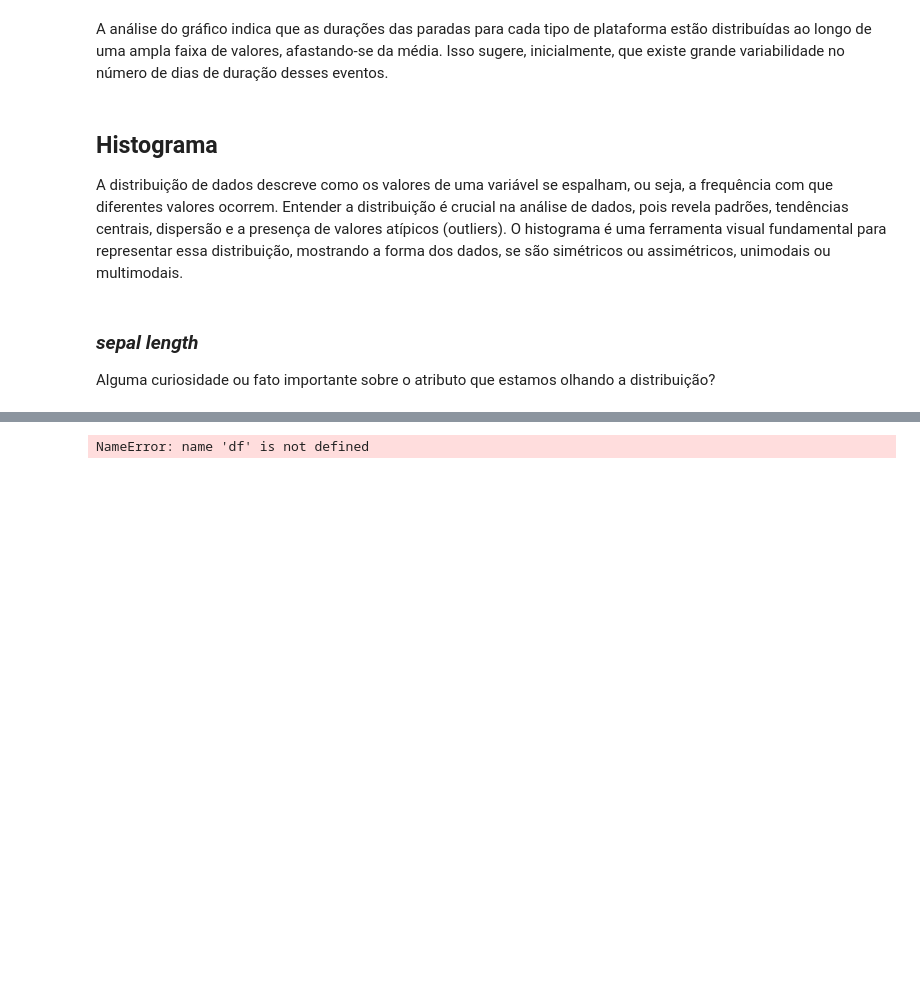
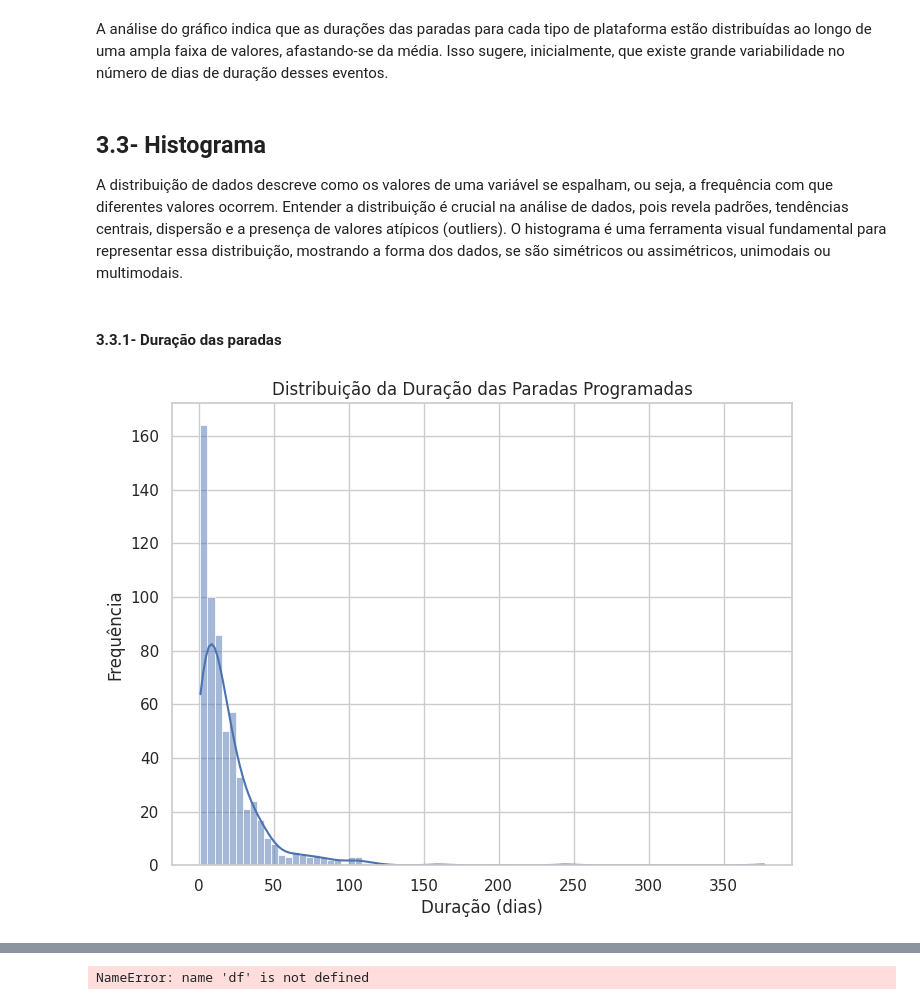
Before and after one commit to LAOLIVEIRA1972/PUC_MVP_AnaliseDados, a Jupyter notebook: mvp_Analise_Dados.ipynb, the cells around one changed output, grey strips where cells are left out. Drawn from its saved outputs; the diff is of its cells as text; code cells hidden in the pictures; blank space fills up the shorter version.

```diff
--- a/mvp_Analise_Dados.ipynb
+++ b/mvp_Analise_Dados.ipynb
@@ -347,10 +347,20 @@ plt.show()
 # %% [markdown]
 A análise do gráfico indica que as durações das paradas para cada tipo de plataforma estão distribuídas ao longo de uma ampla faixa de valores, afastando-se da média. Isso sugere, inicialmente, que existe grande variabilidade no número de dias de duração desses eventos.
 # %% [markdown]
-## Histograma
+## 3.3- Histograma
 
 A distribuição de dados descreve como os valores de uma variável se espalham, ou seja, a frequência com que diferentes valores ocorrem. Entender a distribuição é crucial na análise de dados, pois revela padrões, tendências centrais, dispersão e a presença de valores atípicos (outliers). O histograma é uma ferramenta visual fundamental para representar essa distribuição, mostrando a forma dos dados, se são simétricos ou assimétricos, unimodais ou multimodais.
-# %% [markdown]
-### *sepal length*
-
-Alguma curiosidade ou fato importante sobre o atributo que estamos olhando a distribuição?
+# %% [markdown]
+#### 3.3.1- Duração das paradas
+# %%
+# Histograma para a distribuição da duração de paradas programadas para análise da variável alvo
+plt.figure(figsize=(8, 6))
+sns.histplot(dataset['DURAÇÃO'], kde=True)
+
+# Títulos
+plt.title('Distribuição da Duração das Paradas Programadas')
+plt.xlabel('Duração (dias)')
+plt.ylabel('Frequência')
+plt.show()
+# %% [output]
+[figure, added]
```
Also changed, not shown: parts of 5 cells of this notebook.
